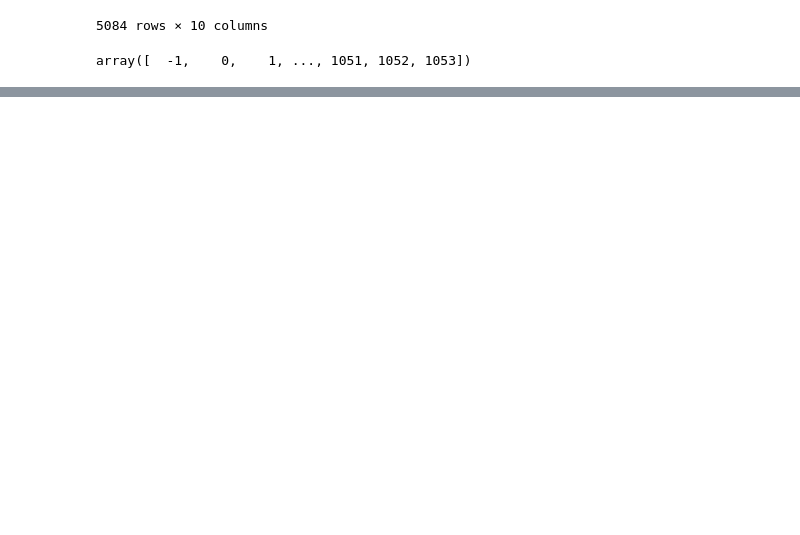
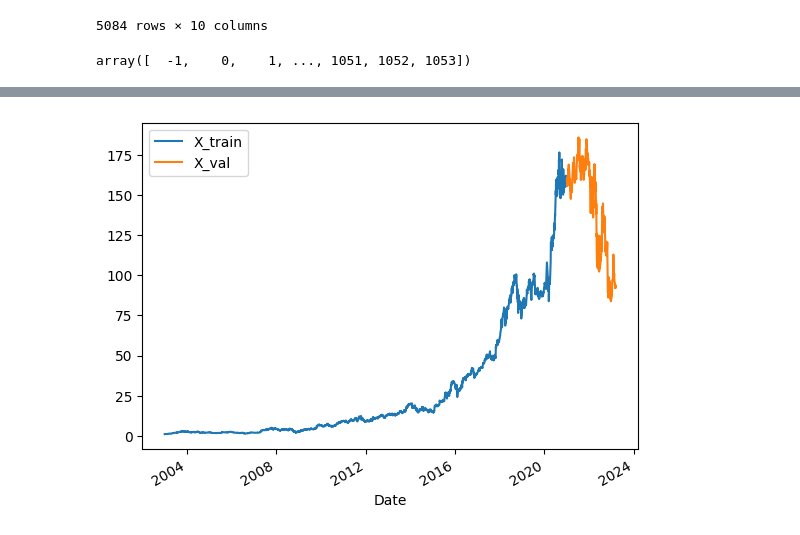
Before and after one commit to yamayama3689/finance, a Jupyter notebook: 株予測.ipynb, the cells around one changed output, grey strips where cells are left out. Cells and saved outputs as stored; diff of their text form; code cells hidden in the pictures; blank space fills up the shorter version.

```diff
--- a/株予測.ipynb
+++ b/株予測.ipynb
@@ -105,5 +120,6 @@ df['delta_Close'] = df_shift['Close'] - df['Close']
 # %%
 # 目的変数upを使いする（翌日の終値が上がる場合1、それ以外は0とする）
 df['Up'] = 0
-df['Up'][df['delta_Close'] > 0] = 1
+# [行の条件, 列名] = 代入する値
+df.loc[df['delta_Close'] > 0, 'Up'] = 1
 df = df.drop('delta_Close', axis=1)
@@ -184,9 +185,3 @@ list_weeks = df['cumulative_week'].unique()
 list_weeks
 # %% [output]
 array([  -1,    0,    1, ..., 1051, 1052, 1053])
-# %%
-# 各週ごとの日数を入力
-df['week_days'] = 0
-
-for i in list_weeks:
-    df['week_days'][df['cumulative_week'] == i] = len(df[df['cumulative_week'] == i])
@@ -211,3 +188,11 @@ See the caveats in the documentation: https://pandas.pydata.org/pandas-docs/stab
+# %%
+# 各週ごとの日数を入力
+df['week_days'] = 0
+
+# 'week_days'列を新たに作成
+# df.groupby('cumulative_week')['cumulative_week']で週ごとにグループ化
+# .transform('count')で各グループの行数（日数）を取得し、元のデータフレームに結合
+df.loc[:, 'week_days'] = df.groupby('cumulative_week')['cumulative_week'].transform('count')
 # %%
 # 5日データが存在する週のデータを抜き出して、dfに入力
 df = df[df['week_days'] == 5]
@@ -230,3 +215,9 @@ df_train = df[ : '2020-12-31']
 # %%
 # 検証データを2021-01-01以降としてとしてdf_valに入力する
 df_val = df['2021-01-01' : ]
+# %%
+X_train = df_train[['weekday', 'High', 'Low', 'Open', 'Close', 'Close_ratio', 'Body']]
+y_train = df_train['Up']
+
+print(X_train)
+print(y_train)
@@ -232,0 +242,9 @@ df_val = df['2021-01-01' : ]
+# %%
+# 学習データと検証データの終値の折れ線グラフ作成
+X_train['Close'].plot(kind='line')
+df_val['Close'].plot(kind='line')
+plt.legend(['X_train', 'X_val'])
+
+plt.show()
+# %% [output]
+[figure, added]
```
Also changed, not shown: parts of 7 cells of this notebook.
